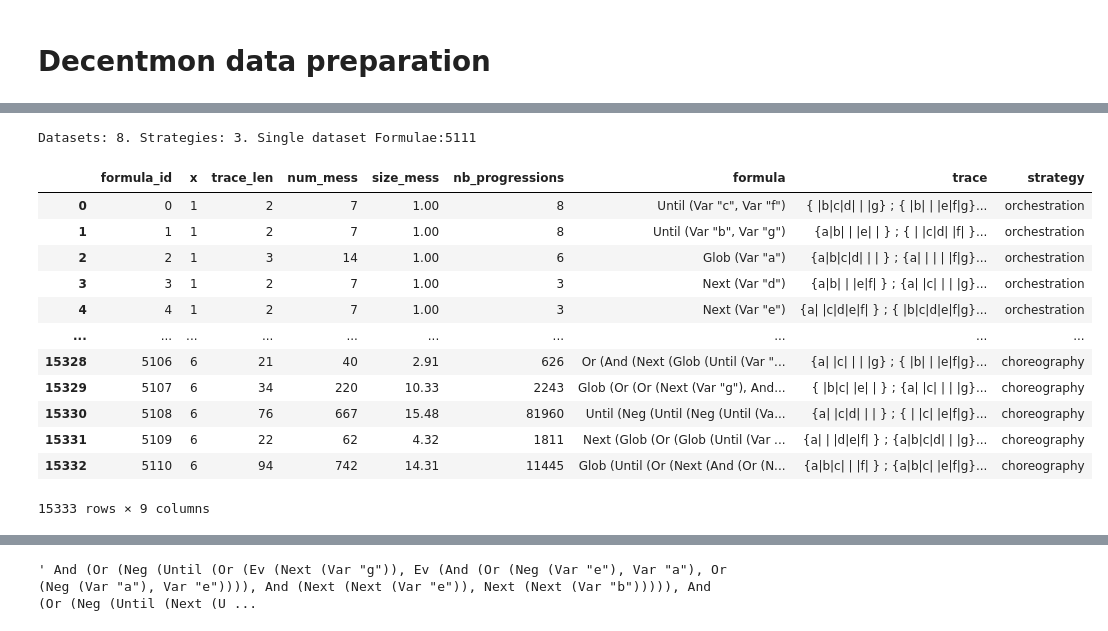
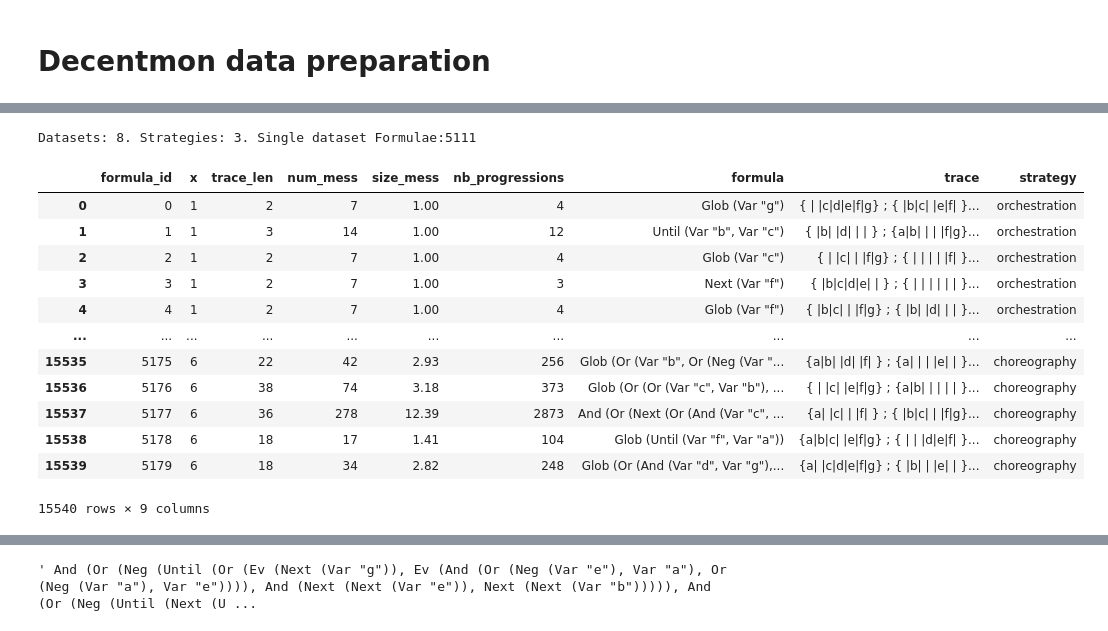
Before and after one commit to ennioVisco/predicting-decentmon, a Jupyter notebook: full_data_7.ipynb, the cells around one changed output, grey strips where cells are left out. Drawn from its saved outputs; the diff is of its cells as text; code cells hidden in the pictures.

```diff
--- a/full_data_7.ipynb
+++ b/full_data_7.ipynb
@@ -25,21 +32,21 @@ f_df[0].head()
 # %%
 strategies_f_df = [split_by_dictionary(f_df[i], STRATEGIES) for i in PATTERNS]
 
 print(f"Datasets: {len(strategies_f_df)}. Strategies: {len(strategies_f_df[0])}. Single dataset Formulae:{len(strategies_f_df[0][0])}")
 sep_strat_f_df = [pd.concat(strategies_f_df[i], ignore_index=True) for i in PATTERNS]
-sep_strat_f_df[0]
+sep_strat_f_df[7]
 # %% [output]
 Datasets: 8. Strategies: 3. Single dataset Formulae:5111
 |  | formula_id | x | trace_len | num_mess | size_mess | nb_progressions | formula | trace | strategy |
-| 0 | 0 | 1 | 2 | 7 | 1.00 | 8 | Until (Var "c", Var "f") | { |b|c|d| | |g} ; { |b| | |e|f|g}... | orchestration |
-| 1 | 1 | 1 | 2 | 7 | 1.00 | 8 | Until (Var "b", Var "g") | {a|b| | |e| | } ; { | |c|d| |f| }... | orchestration |
-| 2 | 2 | 1 | 3 | 14 | 1.00 | 6 | Glob (Var "a") | {a|b|c|d| | | } ; {a| | | | |f|g}... | orchestration |
-| 3 | 3 | 1 | 2 | 7 | 1.00 | 3 | Next (Var "d") | {a|b| | |e|f| } ; {a| |c| | | |g}... | orchestration |
-| 4 | 4 | 1 | 2 | 7 | 1.00 | 3 | Next (Var "e") | {a| |c|d|e|f| } ; { |b|c|d|e|f|g}... | orchestration |
+| 0 | 0 | 1 | 2 | 7 | 1.00 | 4 | Glob (Var "g") | { | |c|d|e|f|g} ; { |b|c| |e|f| }... | orchestration |
+| 1 | 1 | 1 | 3 | 14 | 1.00 | 12 | Until (Var "b", Var "c") | { |b| |d| | | } ; {a|b| | | |f|g}... | orchestration |
+| 2 | 2 | 1 | 2 | 7 | 1.00 | 4 | Glob (Var "c") | { | |c| | |f|g} ; { | | | | |f| }... | orchestration |
+| 3 | 3 | 1 | 2 | 7 | 1.00 | 3 | Next (Var "f") | { |b|c|d|e| | } ; { | | | | | | }... | orchestration |
+| 4 | 4 | 1 | 2 | 7 | 1.00 | 4 | Glob (Var "f") | { |b|c| | |f|g} ; { |b| |d| | | }... | orchestration |
 | ... | ... | ... | ... | ... | ... | ... | ... | ... | ... |
-| 15328 | 5106 | 6 | 21 | 40 | 2.91 | 626 | Or (And (Next (Glob (Until (Var "... | {a| |c| | | |g} ; { |b| | |e|f|g}... | choreography |
-| 15329 | 5107 | 6 | 34 | 220 | 10.33 | 2243 | Glob (Or (Or (Next (Var "g"), And... | { |b|c| |e| | } ; {a| |c| | | |g}... | choreography |
-| 15330 | 5108 | 6 | 76 | 667 | 15.48 | 81960 | Until (Neg (Until (Neg (Until (Va... | {a| |c|d| | | } ; { | |c| |e|f|g}... | choreography |
-| 15331 | 5109 | 6 | 22 | 62 | 4.32 | 1811 | Next (Glob (Or (Glob (Until (Var ... | {a| | |d|e|f| } ; {a|b|c|d| | |g}... | choreography |
-| 15332 | 5110 | 6 | 94 | 742 | 14.31 | 11445 | Glob (Until (Or (Next (And (Or (N... | {a|b|c| | |f| } ; {a|b|c| |e|f|g}... | choreography |
+| 15535 | 5175 | 6 | 22 | 42 | 2.93 | 256 | Glob (Or (Var "b", Or (Neg (Var "... | {a|b| |d| |f| } ; {a| | | |e| | }... | choreography |
+| 15536 | 5176 | 6 | 38 | 74 | 3.18 | 373 | Glob (Or (Or (Var "c", Var "b"), ... | { | |c| |e|f|g} ; {a|b| | | | | }... | choreography |
+| 15537 | 5177 | 6 | 36 | 278 | 12.39 | 2873 | And (Or (Next (Or (And (Var "c", ... | {a| |c| | |f| } ; { |b|c| | |f|g}... | choreography |
+| 15538 | 5178 | 6 | 18 | 17 | 1.41 | 104 | Glob (Until (Var "f", Var "a")) | {a|b|c| |e|f|g} ; { | | |d|e|f| }... | choreography |
+| 15539 | 5179 | 6 | 18 | 34 | 2.82 | 248 | Glob (Or (And (Var "d", Var "g"),... | {a| |c|d|e|f|g} ; { |b| | |e| | }... | choreography |
-15333 rows × 9 columns
+15540 rows × 9 columns
```
Also changed, not shown: parts of 3 cells of this notebook, 8 other files.
